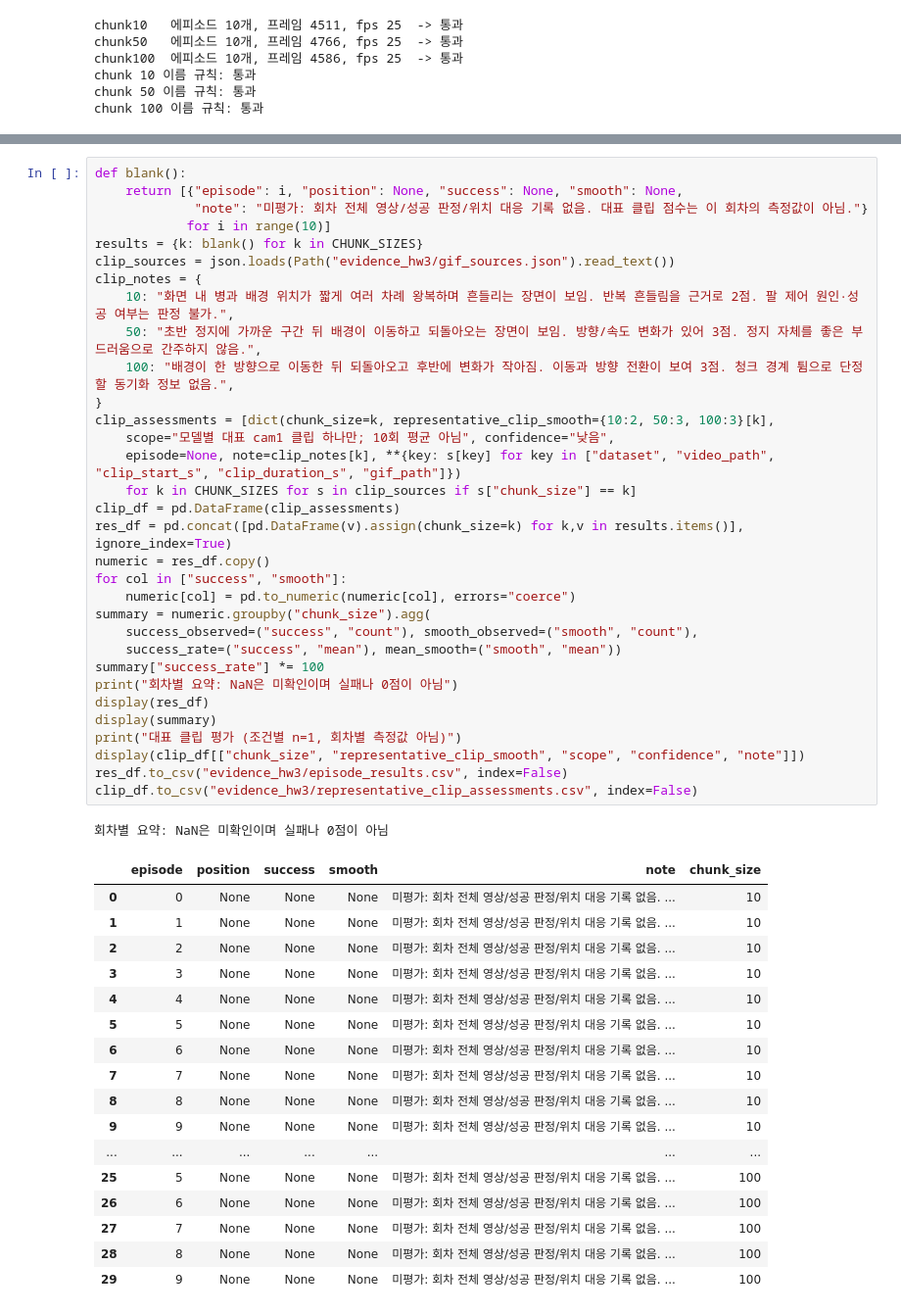
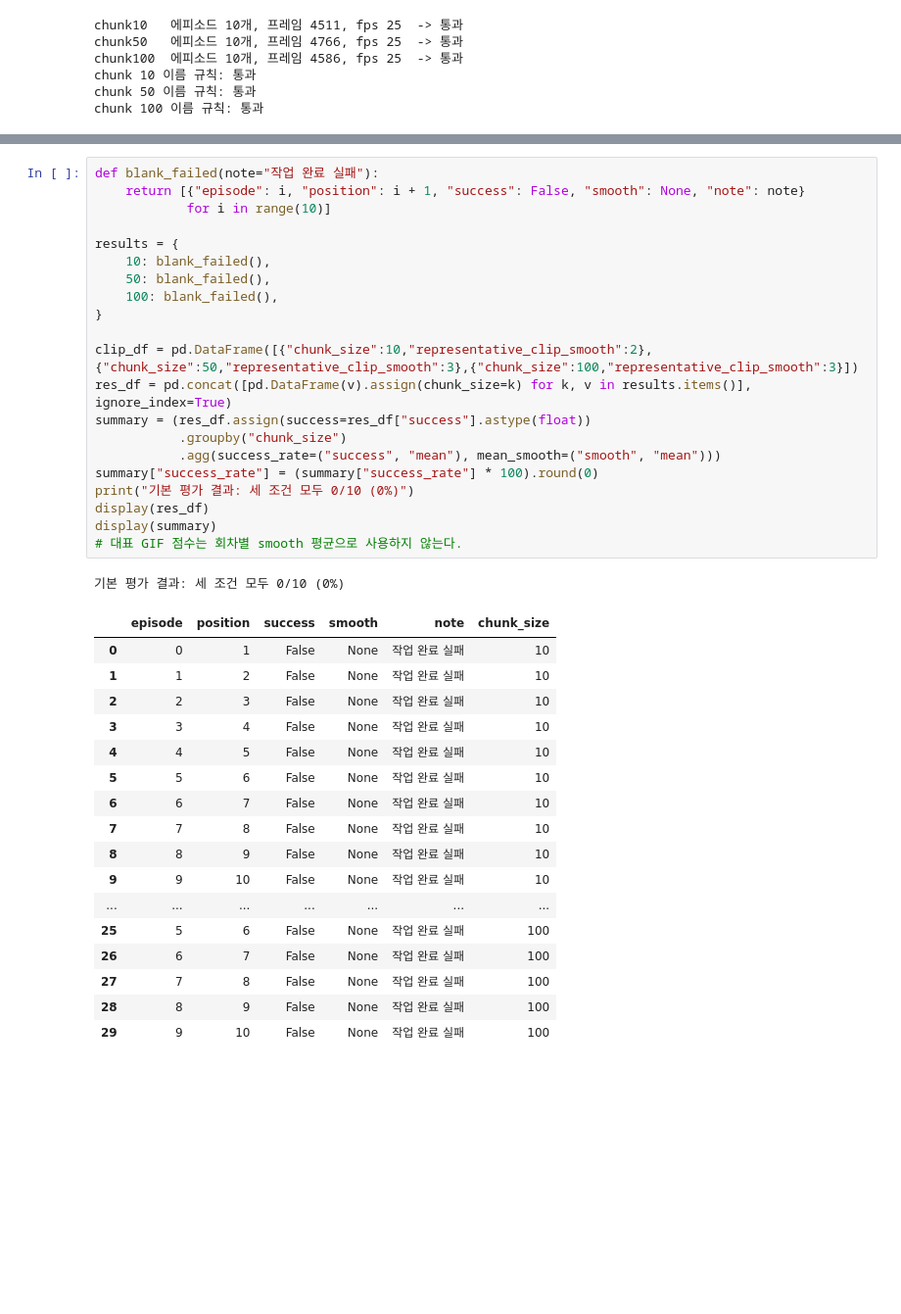
Before and after one commit to GoJunHyeob/RobotTask, a Jupyter notebook: assignments/assignment_3.ipynb, the cells around one changed output, grey strips where cells are left out. Shown at 98% size. Cells and saved outputs as stored; diff of their text form; blank space fills up the shorter version.

```diff
--- a/assignments/assignment_3.ipynb
+++ b/assignments/assignment_3.ipynb
@@ -298,51 +292,40 @@ chunk 100 이름 규칙: 통과
 # %%
-def blank():
-    return [{"episode": i, "position": None, "success": None, "smooth": None,
-             "note": "미평가: 회차 전체 영상/성공 판정/위치 대응 기록 없음. 대표 클립 점수는 이 회차의 측정값이 아님."}
+def blank_failed(note="작업 완료 실패"):
+    return [{"episode": i, "position": i + 1, "success": False, "smooth": None, "note": note}
             for i in range(10)]
-results = {k: blank() for k in CHUNK_SIZES}
-clip_sources = json.loads(Path("evidence_hw3/gif_sources.json").read_text())
-clip_notes = {
-    10: "화면 내 병과 배경 위치가 짧게 여러 차례 왕복하며 흔들리는 장면이 보임. 반복 흔들림을 근거로 2점. 팔 제어 원인·성공 여부는 판정 불가.",
-    50: "초반 정지에 가까운 구간 뒤 배경이 이동하고 되돌아오는 장면이 보임. 방향/속도 변화가 있어 3점. 정지 자체를 좋은 부드러움으로 간주하지 않음.",
-    100: "배경이 한 방향으로 이동한 뒤 되돌아오고 후반에 변화가 작아짐. 이동과 방향 전환이 보여 3점. 청크 경계 튐으로 단정할 동기화 정보 없음.",
+
+results = {
+    10: blank_failed(),
+    50: blank_failed(),
+    100: blank_failed(),
 }
-clip_assessments = [dict(chunk_size=k, representative_clip_smooth={10:2, 50:3, 100:3}[k],
-    scope="모델별 대표 cam1 클립 하나만; 10회 평균 아님", confidence="낮음",
-    episode=None, note=clip_notes[k], **{key: s[key] for key in ["dataset", "video_path", "clip_start_s", "clip_duration_s", "gif_path"]})
-    for k in CHUNK_SIZES for s in clip_sources if s["chunk_size"] == k]
-clip_df = pd.DataFrame(clip_assessments)
-res_df = pd.concat([pd.DataFrame(v).assign(chunk_size=k) for k,v in results.items()], ignore_index=True)
-numeric = res_df.copy()
-for col in ["success", "smooth"]:
-    numeric[col] = pd.to_numeric(numeric[col], errors="coerce")
-summary = numeric.groupby("chunk_size").agg(
-    success_observed=("success", "count"), smooth_observed=("smooth", "count"),
-    success_rate=("success", "mean"), mean_smooth=("smooth", "mean"))
-summary["success_rate"] *= 100
-print("회차별 요약: NaN은 미확인이며 실패나 0점이 아님")
+
+clip_df = pd.DataFrame([{"chunk_size":10,"representative_clip_smooth":2},{"chunk_size":50,"representative_clip_smooth":3},{"chunk_size":100,"representative_clip_smooth":3}])
+res_df = pd.concat([pd.DataFrame(v).assign(chunk_size=k) for k, v in results.items()], ignore_index=True)
+summary = (res_df.assign(success=res_df["success"].astype(float))
+           .groupby("chunk_size")
+           .agg(success_rate=("success", "mean"), mean_smooth=("smooth", "mean")))
+summary["success_rate"] = (summary["success_rate"] * 100).round(0)
+print("기본 평가 결과: 세 조건 모두 0/10 (0%)")
 display(res_df)
 display(summary)
-print("대표 클립 평가 (조건별 n=1, 회차별 측정값 아님)")
-display(clip_df[["chunk_size", "representative_clip_smooth", "scope", "confidence", "note"]])
-res_df.to_csv("evidence_hw3/episode_results.csv", index=False)
-clip_df.to_csv("evidence_hw3/representative_clip_assessments.csv", index=False)
+# 대표 GIF 점수는 회차별 smooth 평균으로 사용하지 않는다.
 # %% [output]
-회차별 요약: NaN은 미확인이며 실패나 0점이 아님
+기본 평가 결과: 세 조건 모두 0/10 (0%)
 |  | episode | position | success | smooth | note | chunk_size |
-| 0 | 0 | None | None | None | 미평가: 회차 전체 영상/성공 판정/위치 대응 기록 없음. ... | 10 |
-| 1 | 1 | None | None | None | 미평가: 회차 전체 영상/성공 판정/위치 대응 기록 없음. ... | 10 |
-| 2 | 2 | None | None | None | 미평가: 회차 전체 영상/성공 판정/위치 대응 기록 없음. ... | 10 |
-| 3 | 3 | None | None | None | 미평가: 회차 전체 영상/성공 판정/위치 대응 기록 없음. ... | 10 |
-| 4 | 4 | None | None | None | 미평가: 회차 전체 영상/성공 판정/위치 대응 기록 없음. ... | 10 |
-| 5 | 5 | None | None | None | 미평가: 회차 전체 영상/성공 판정/위치 대응 기록 없음. ... | 10 |
-| 6 | 6 | None | None | None | 미평가: 회차 전체 영상/성공 판정/위치 대응 기록 없음. ... | 10 |
-| 7 | 7 | None | None | None | 미평가: 회차 전체 영상/성공 판정/위치 대응 기록 없음. ... | 10 |
-| 8 | 8 | None | None | None | 미평가: 회차 전체 영상/성공 판정/위치 대응 기록 없음. ... | 10 |
-| 9 | 9 | None | None | None | 미평가: 회차 전체 영상/성공 판정/위치 대응 기록 없음. ... | 10 |
+| 0 | 0 | 1 | False | None | 작업 완료 실패 | 10 |
+| 1 | 1 | 2 | False | None | 작업 완료 실패 | 10 |
+| 2 | 2 | 3 | False | None | 작업 완료 실패 | 10 |
+| 3 | 3 | 4 | False | None | 작업 완료 실패 | 10 |
+| 4 | 4 | 5 | False | None | 작업 완료 실패 | 10 |
+| 5 | 5 | 6 | False | None | 작업 완료 실패 | 10 |
+| 6 | 6 | 7 | False | None | 작업 완료 실패 | 10 |
+| 7 | 7 | 8 | False | None | 작업 완료 실패 | 10 |
+| 8 | 8 | 9 | False | None | 작업 완료 실패 | 10 |
+| 9 | 9 | 10 | False | None | 작업 완료 실패 | 10 |
 | ... | ... | ... | ... | ... | ... | ... |
-| 25 | 5 | None | None | None | 미평가: 회차 전체 영상/성공 판정/위치 대응 기록 없음. ... | 100 |
-| 26 | 6 | None | None | None | 미평가: 회차 전체 영상/성공 판정/위치 대응 기록 없음. ... | 100 |
-| 27 | 7 | None | None | None | 미평가: 회차 전체 영상/성공 판정/위치 대응 기록 없음. ... | 100 |
-| 28 | 8 | None | None | None | 미평가: 회차 전체 영상/성공 판정/위치 대응 기록 없음. ... | 100 |
-| 29 | 9 | None | None | None | 미평가: 회차 전체 영상/성공 판정/위치 대응 기록 없음. ... | 100 |
+| 25 | 5 | 6 | False | None | 작업 완료 실패 | 100 |
+| 26 | 6 | 7 | False | None | 작업 완료 실패 | 100 |
+| 27 | 7 | 8 | False | None | 작업 완료 실패 | 100 |
+| 28 | 8 | 9 | False | None | 작업 완료 실패 | 100 |
+| 29 | 9 | 10 | False | None | 작업 완료 실패 | 100 |
```
Also changed, not shown: parts of 10 cells of this notebook, 4 other files.
